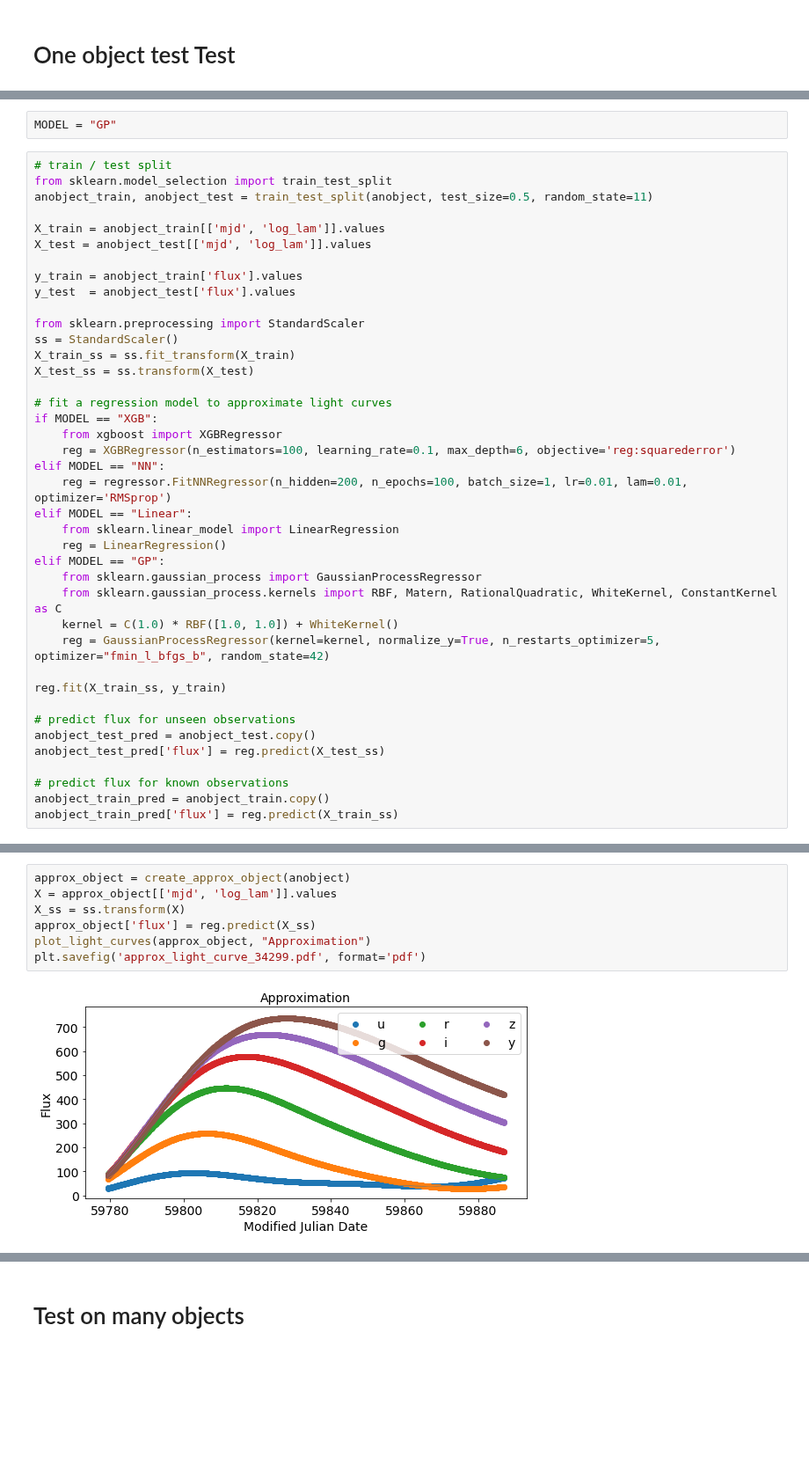
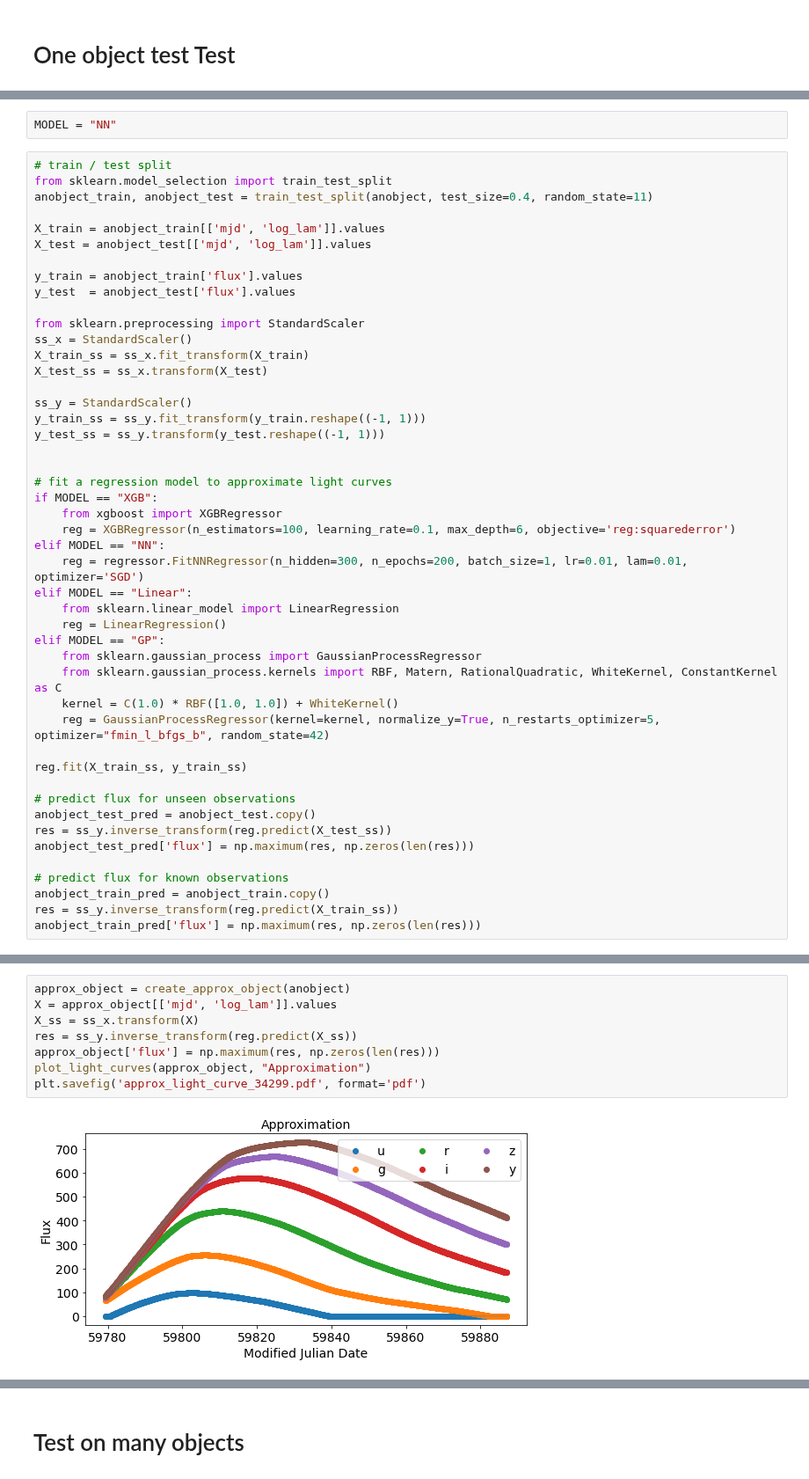
Before and after one commit to HSE-LAMBDA/light_curve_approx, a Jupyter notebook: notebooks/StarterKit.ipynb, the cells around one changed output, grey strips where cells are left out. Shown at 88% size. Cells and saved outputs as stored; diff of their text form; blank space fills up the shorter version.

```diff
--- a/notebooks/StarterKit.ipynb
+++ b/notebooks/StarterKit.ipynb
@@ -147,9 +147,9 @@ plt.savefig('light_curve_34299.pdf', format='pdf')
 # %%
-MODEL = "GP"
+MODEL = "NN"
 # %%
 # train / test split
 from sklearn.model_selection import train_test_split
-anobject_train, anobject_test = train_test_split(anobject, test_size=0.5, random_state=11)
+anobject_train, anobject_test = train_test_split(anobject, test_size=0.4, random_state=11)
 
 X_train = anobject_train[['mjd', 'log_lam']].values
 X_test = anobject_test[['mjd', 'log_lam']].values
@@ -158,16 +158,21 @@ y_train = anobject_train['flux'].values
 y_test  = anobject_test['flux'].values
 
 from sklearn.preprocessing import StandardScaler
-ss = StandardScaler()
-X_train_ss = ss.fit_transform(X_train)
-X_test_ss = ss.transform(X_test)
+ss_x = StandardScaler()
+X_train_ss = ss_x.fit_transform(X_train)
+X_test_ss = ss_x.transform(X_test)
+
+ss_y = StandardScaler()
+y_train_ss = ss_y.fit_transform(y_train.reshape((-1, 1)))
+y_test_ss = ss_y.transform(y_test.reshape((-1, 1)))
+
 
 # fit a regression model to approximate light curves
 if MODEL == "XGB":
     from xgboost import XGBRegressor
     reg = XGBRegressor(n_estimators=100, learning_rate=0.1, max_depth=6, objective='reg:squarederror')
 elif MODEL == "NN":
-    reg = regressor.FitNNRegressor(n_hidden=200, n_epochs=100, batch_size=1, lr=0.01, lam=0.01, optimizer='RMSprop')
+    reg = regressor.FitNNRegressor(n_hidden=300, n_epochs=200, batch_size=1, lr=0.01, lam=0.01, optimizer='SGD')
 elif MODEL == "Linear":
     from sklearn.linear_model import LinearRegression
     reg = LinearRegression()
@@ -177,15 +182,17 @@ elif MODEL == "GP":
     kernel = C(1.0) * RBF([1.0, 1.0]) + WhiteKernel()
     reg = GaussianProcessRegressor(kernel=kernel, normalize_y=True, n_restarts_optimizer=5, optimizer="fmin_l_bfgs_b", random_state=42)
 
-reg.fit(X_train_ss, y_train)
+reg.fit(X_train_ss, y_train_ss)
 
 # predict flux for unseen observations
 anobject_test_pred = anobject_test.copy()
-anobject_test_pred['flux'] = reg.predict(X_test_ss)
+res = ss_y.inverse_transform(reg.predict(X_test_ss))
+anobject_test_pred['flux'] = np.maximum(res, np.zeros(len(res)))
 
 # predict flux for known observations
 anobject_train_pred = anobject_train.copy()
-anobject_train_pred['flux'] = reg.predict(X_train_ss)
+res = ss_y.inverse_transform(reg.predict(X_train_ss))
+anobject_train_pred['flux'] = np.maximum(res, np.zeros(len(res)))
 # %%
 plot_light_curves(anobject_test, "Test observations")
 plot_light_curves(anobject_test_pred, "Predictions on test")
@@ -195,12 +202,13 @@ plot_light_curves(anobject_test_pred, "Predictions on test")
 # %%
 approx_object = create_approx_object(anobject)
 X = approx_object[['mjd', 'log_lam']].values
-X_ss = ss.transform(X)
-approx_object['flux'] = reg.predict(X_ss)
+X_ss = ss_x.transform(X)
+res = ss_y.inverse_transform(reg.predict(X_ss))
+approx_object['flux'] = np.maximum(res, np.zeros(len(res)))
 plot_light_curves(approx_object, "Approximation")
 plt.savefig('approx_light_curve_34299.pdf', format='pdf')
 # %% [output]
-[figure, old version]
+[figure, new version]
 # %%
 # calculate quality metrics
 [rmse, mae, rse, rae, mape] = utils.regression_quality_metrics_report(anobject_test['flux'].values,
```
Also changed, not shown: parts of 10 cells of this notebook, 5 other files.
